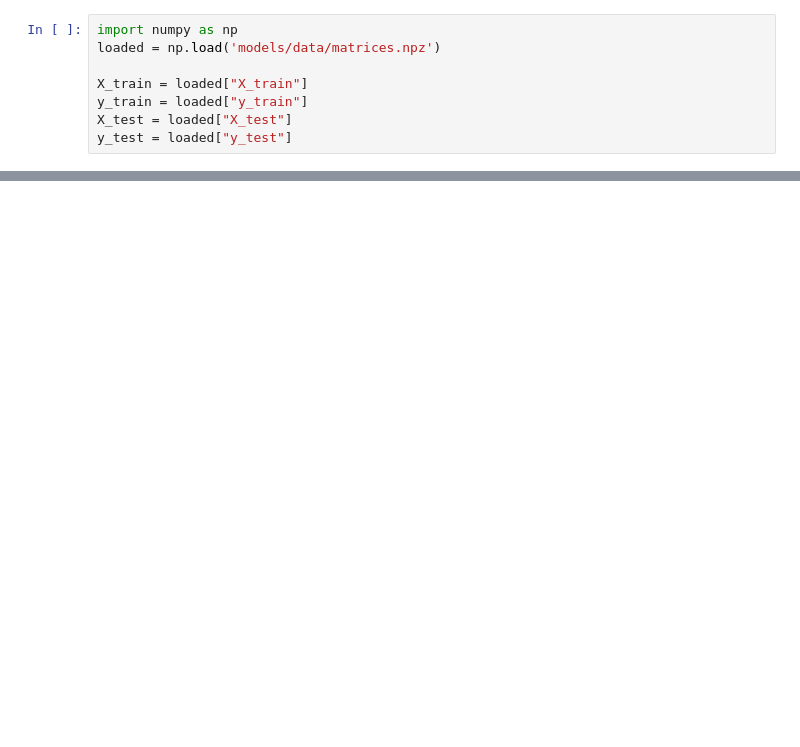
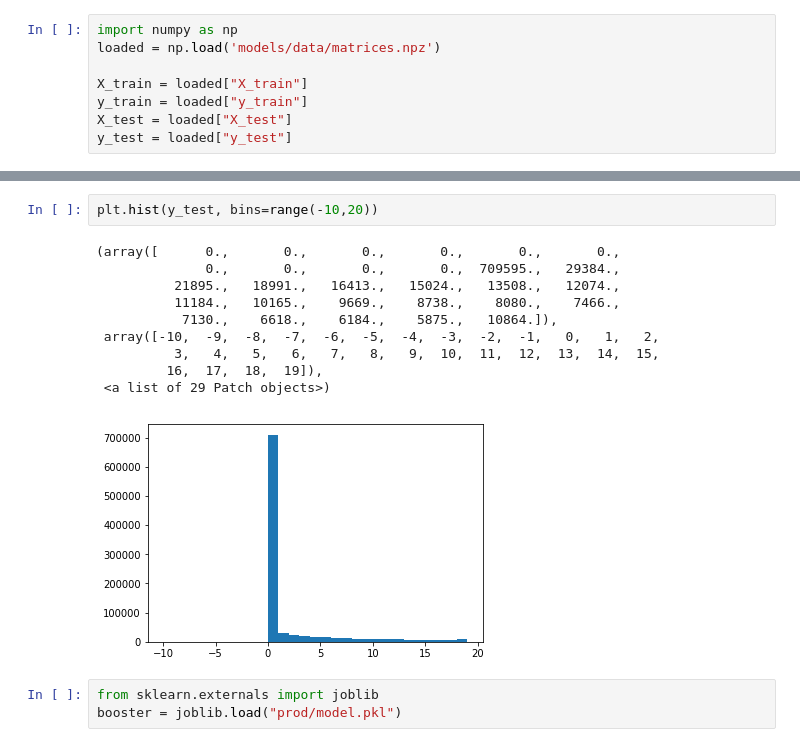
Before and after one commit to Coni63/OC_DS, a Jupyter notebook: P4/Model.ipynb, the cells around one changed output, grey strips where cells are left out. Cells and saved outputs as stored; diff of their text form; blank space fills up the shorter version.

```diff
--- a/P4/Model.ipynb
+++ b/P4/Model.ipynb
@@ -462,0 +462,16 @@ print(y_train.std())
+# %%
+plt.hist(y_test, bins=range(-10,20))
+# %% [output]
+(array([      0.,       0.,       0.,       0.,       0.,       0.,
+              0.,       0.,       0.,       0.,  709595.,   29384.,
+          21895.,   18991.,   16413.,   15024.,   13508.,   12074.,
+          11184.,   10165.,    9669.,    8738.,    8080.,    7466.,
+           7130.,    6618.,    6184.,    5875.,   10864.]),
+ array([-10,  -9,  -8,  -7,  -6,  -5,  -4,  -3,  -2,  -1,   0,   1,   2,
+          3,   4,   5,   6,   7,   8,   9,  10,  11,  12,  13,  14,  15,
+         16,  17,  18,  19]),
+ <a list of 29 Patch objects>)
+[figure, added]
+# %%
+from sklearn.externals import joblib
+booster = joblib.load("prod/model.pkl")
```
Also changed, not shown: parts of 8 cells of this notebook, 12 other files.
